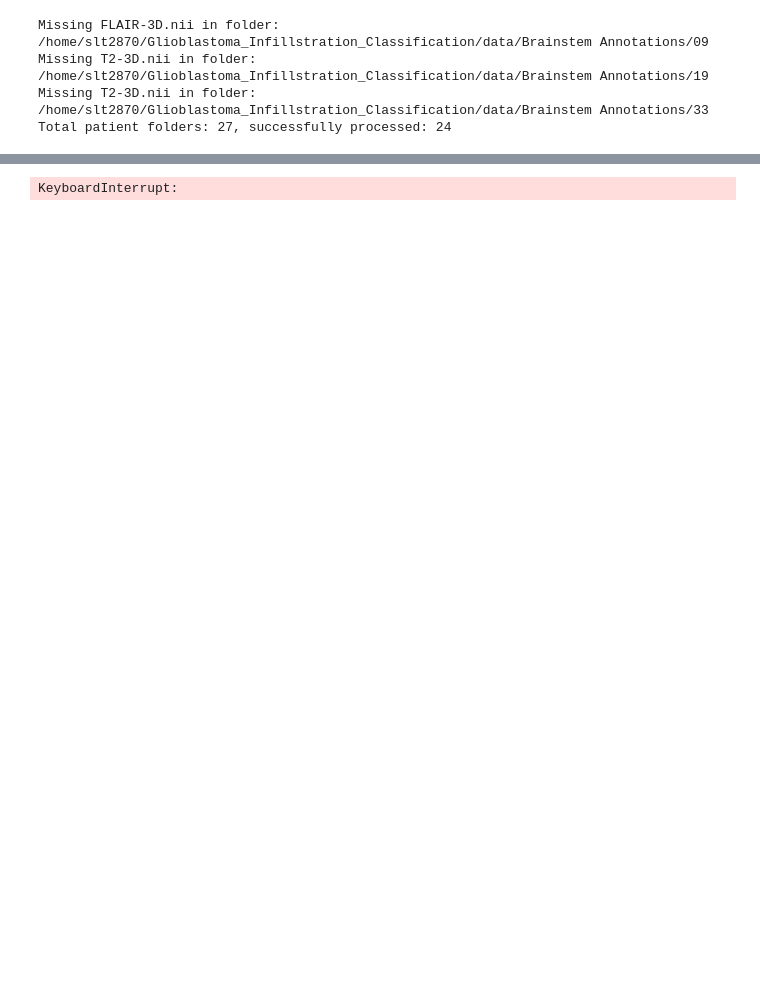
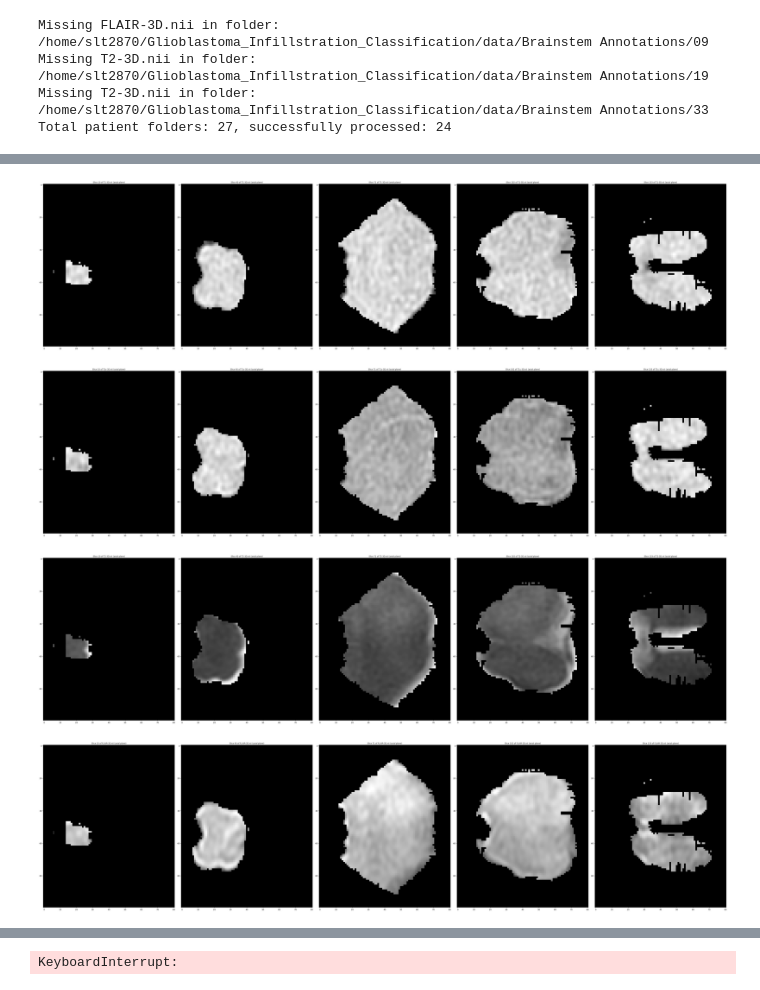
Before and after one commit to liushangke/Glioblastoma-Infillstration-classification, a Jupyter notebook: EDA.ipynb, the cells around one changed output, grey strips where cells are left out. Saved outputs shown, nothing was run; the diff lists cells and outputs as text; code cells hidden in the pictures; blank space fills up the shorter version.

```diff
--- a/EDA.ipynb
+++ b/EDA.ipynb
@@ -304,35 +323,40 @@ def visualize_slices(patient_data, num_slices=5, plane='axial'):
 
         if plane == 'axial':
             slice_indices = np.linspace(10, data.shape[2]-10, num_slices).astype(int)
             slices = [data[:,:,idx] for idx in slice_indices]
         elif plane == 'coronal':
             slice_indices = np.linspace(10, data.shape[0]-10, num_slices).astype(int)
             slices = [data[idx,:,:] for idx in slice_indices]
         elif plane == 'sagittal':
             slice_indices = np.linspace(10, data.shape[1]-10, num_slices).astype(int)
             slices = [data[:,idx,:] for idx in slice_indices]
         else:
             raise ValueError(f"Unknown plane: {plane}")
 
         fig, axes = plt.subplots(1, num_slices, figsize=(50,40))
         for i, slice_data in enumerate(slices):
             axes[i].imshow(slice_data, cmap='gray')
             axes[i].set_title(f"Slice {slice_indices[i]} of {sequence} ({plane} plane)", fontsize=10)
         plt.tight_layout()
         plt.show()
 
 
 # random_patient = np.random.choice(all_patient_data)
 for patient in all_patient_data:
     sequence_types = ['T1-3D.nii', 'T1c-3D.nii', 'T2-3D.nii', 'FLAIR-3D.nii']
     if patient[sequence_types[0]].shape == (100, 81, 143):
         random_patient = patient
         break
 
 
 visualize_slices(random_patient, plane='axial')
-visualize_slices(random_patient, plane='coronal')
-visualize_slices(random_patient, plane='sagittal')
+# visualize_slices(random_patient, plane='coronal')
+# visualize_slices(random_patient, plane='sagittal')
+# %% [output]
+[figure, added]
+[figure, added]
+[figure, added]
+[figure, added]
 # %%
 # Cell 6: Intensity Distribution Analysis
 def plot_intensity_histogram(patient_data, bins=100):
```
Also changed, not shown: parts of 4 cells of this notebook, 21 other files.
